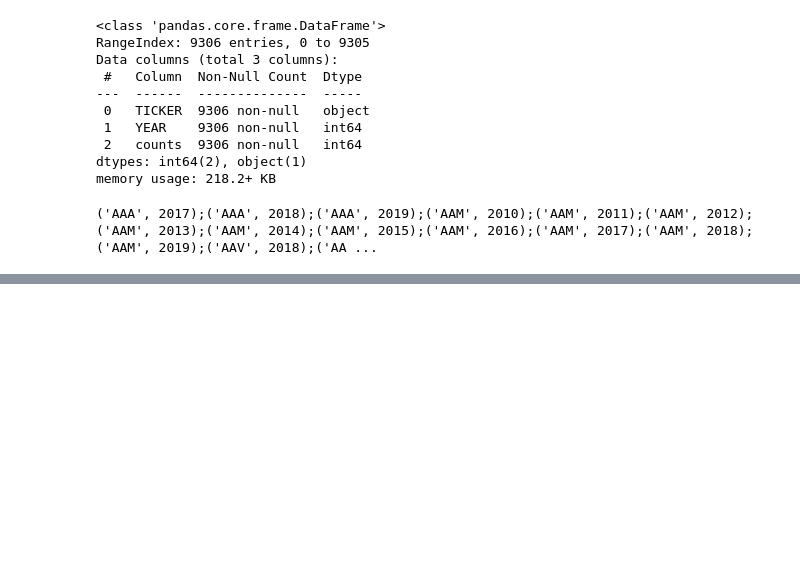
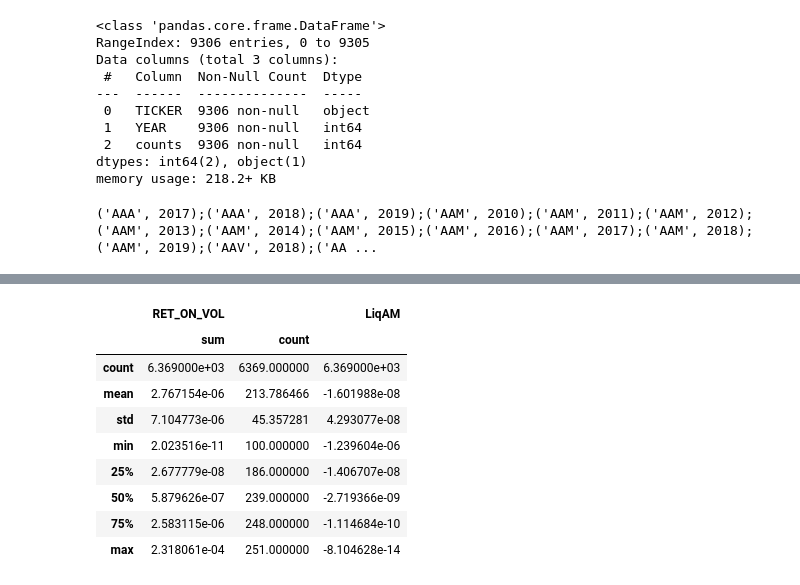
Before and after one commit to akizminet/KLTN, a Jupyter notebook: Trade Credit and Stock Liquidity.ipynb, the cells around one changed output, grey strips where cells are left out. Saved outputs shown, nothing was run; the diff lists cells and outputs as text; code cells hidden in the pictures; blank space fills up the shorter version.

```diff
--- a/Trade Credit and Stock Liquidity.ipynb
+++ b/Trade Credit and Stock Liquidity.ipynb
@@ -113,0 +126,13 @@ Amihud_Illiquidity.head()
+# %%
+Amihud_Illiquidity.describe()
+# %% [output]
+|  | RET_ON_VOL |  | LiqAM |
+|  | sum | count |  |
+| count | 6.369000e+03 | 6369.000000 | 6.369000e+03 |
+| mean | 2.767154e-06 | 213.786466 | -1.601988e-08 |
+| std | 7.104773e-06 | 45.357281 | 4.293077e-08 |
+| min | 2.023516e-11 | 100.000000 | -1.239604e-06 |
+| 25% | 2.677779e-08 | 186.000000 | -1.406707e-08 |
+| 50% | 5.879626e-07 | 239.000000 | -2.719366e-09 |
+| 75% | 2.583115e-06 | 248.000000 | -1.114684e-10 |
+| max | 2.318061e-04 | 251.000000 | -8.104628e-14 |
```
Also changed, not shown: parts of 2 cells of this notebook.
